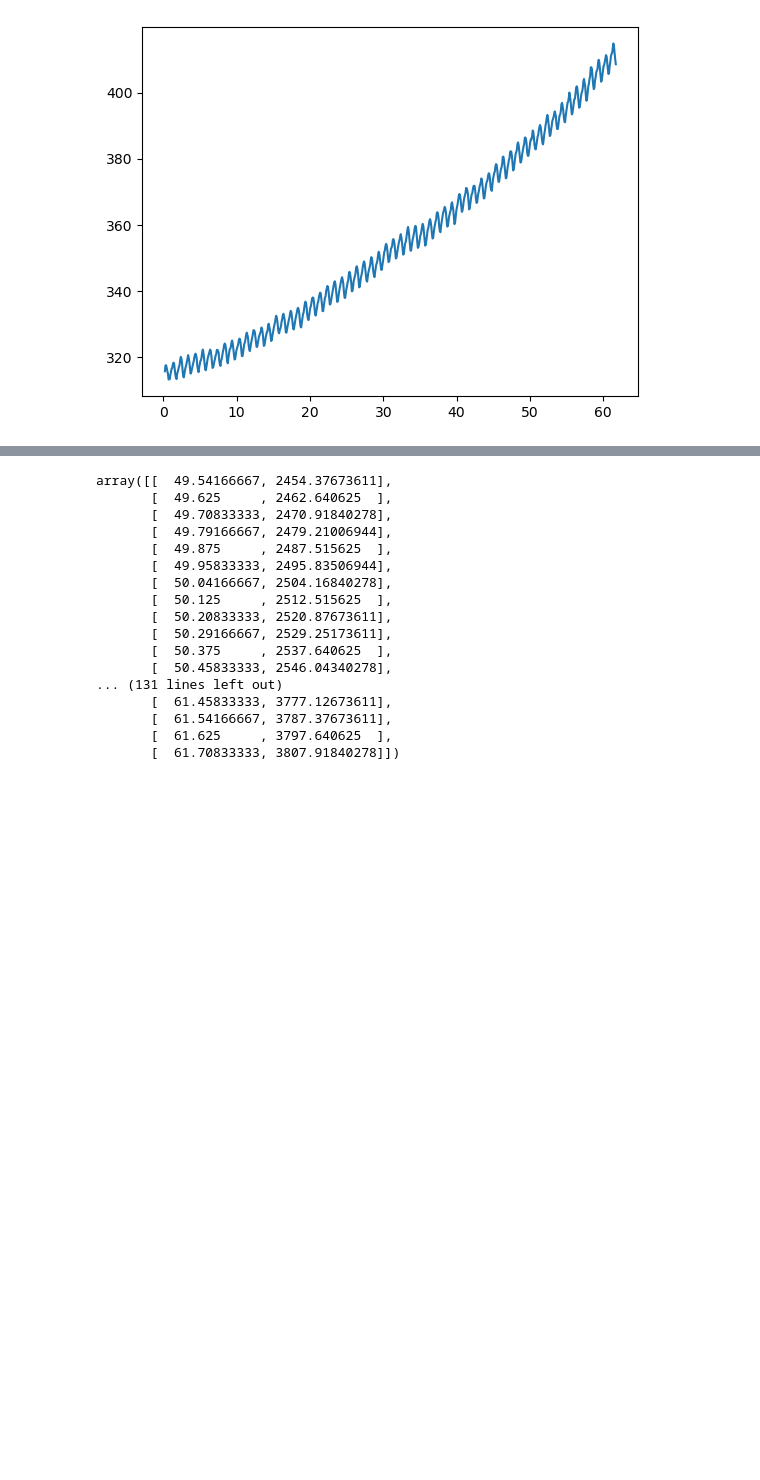
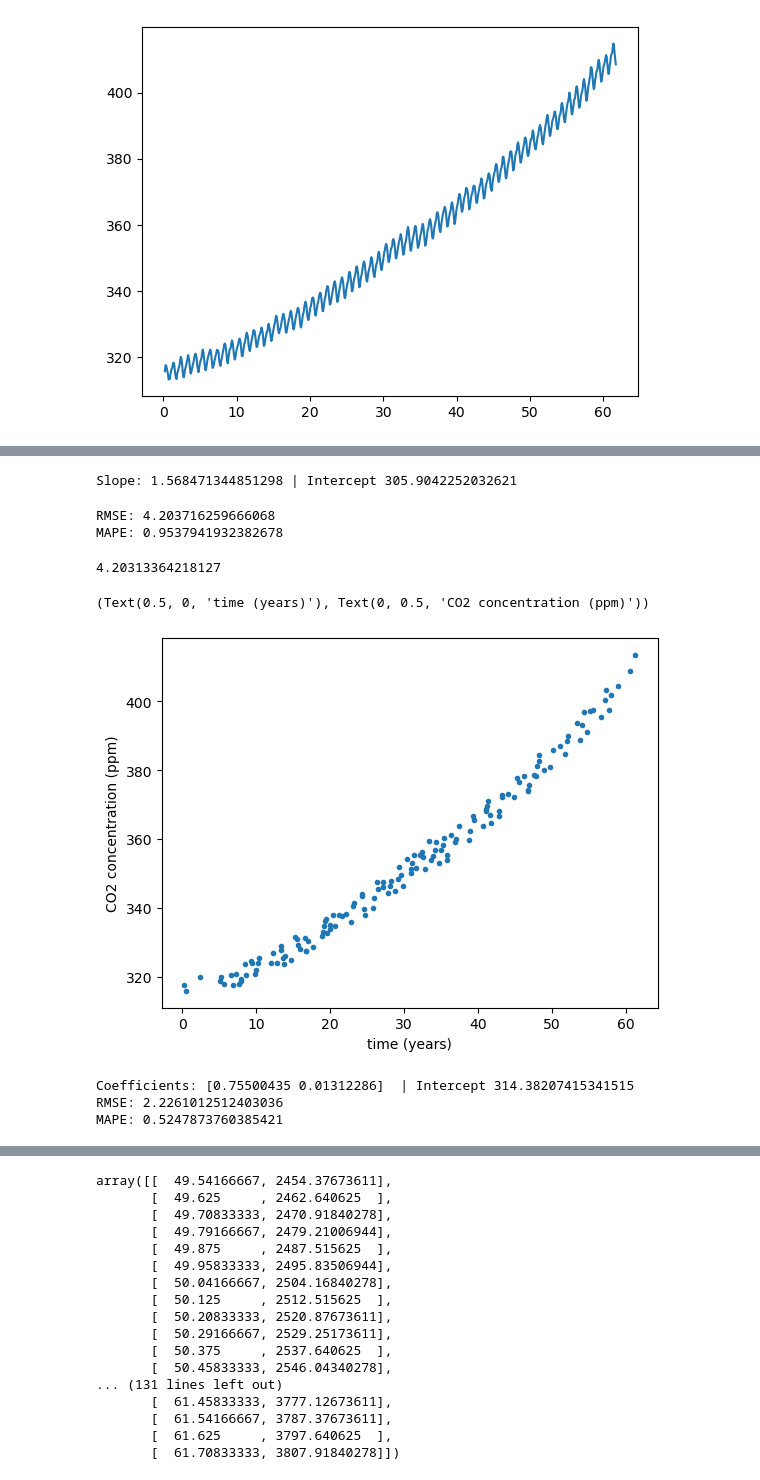
Before and after one commit to vasconeves/machine_learning, a Jupyter notebook: project_cpi_berv_analysis.ipynb, the cells around one changed output, grey strips where cells are left out. Cells and saved outputs as stored; diff of their text form; code cells hidden in the pictures; blank space fills up the shorter version.

```diff
--- a/project_cpi_berv_analysis.ipynb
+++ b/project_cpi_berv_analysis.ipynb
@@ -152,2 +183,16 @@ MAPE: 2.450454956443142
+# %%
+print('Slope:',lr.coef_[0], '| Intercept',lr.intercept_)
+# %% [output]
+Slope: 1.568471344851298 | Intercept 305.9042252032621
+# %%
+print('RMSE:',mean_squared_error(y_test['co2'],ypred_test,squared=False))
+print('MAPE:',mean_absolute_percentage_error(y_test['co2'],ypred_test)*100)
+# %% [output]
+RMSE: 4.203716259666068
+MAPE: 0.9537941932382678
+# %%
+np.std(y_test['co2']-ypred_test.flatten())
+# %% [output]
+4.20313364218127
 # %%
 ###fitting a quadratic model
@@ -155,5 +200,5 @@ x2 = t2**2
 # %%
-x2 = np.column_stack((t2,t2**2))
+x2 = np.column_stack((x,x**2))
 # %%
-x_train2,x_test2,y_train2,y_test2 = train_test_split(x2,y,test_size=0.20,shuffle=False)
+x_train2,x_test2,y_train2,y_test2 = train_test_split(x2,y,test_size=0.20,shuffle=True)
 # %%
@@ -161 +206,19 @@ regr2 = LinearRegression().fit(x_train2,y_train2)
+# %%
+plt.plot(x_test2[:,0],y_test2['co2'],'.',label='test subsample')
+plt.xlabel('time (years)'),plt.ylabel('CO2 concentration (ppm)')
+# %% [output]
+(Text(0.5, 0, 'time (years)'), Text(0, 0.5, 'CO2 concentration (ppm)'))
+[figure, added]
+# %%
+x2 = np.column_stack((x,x**2))
+x_train2,x_test2,y_train2,y_test2 = train_test_split(x2,y,test_size=0.20,shuffle=True)
+lr2 = LinearRegression().fit(x_train2,y_train2['co2'])
+print('Coefficients:',lr2.coef_,' | Intercept',lr2.intercept_)
+ypred_test2 = lr2.predict(x_test2)
+print('RMSE:',mean_squared_error(y_test2['co2'],ypred_test2,squared=False))
+print('MAPE:',mean_absolute_percentage_error(y_test2['co2'],ypred_test2)*100)
+# %% [output]
+Coefficients: [0.75500435 0.01312286]  | Intercept 314.38207415341515
+RMSE: 2.2261012512403036
+MAPE: 0.5247873760385421
 # %%
```
Also changed, not shown: parts of 30 cells of this notebook, 6 other files.
